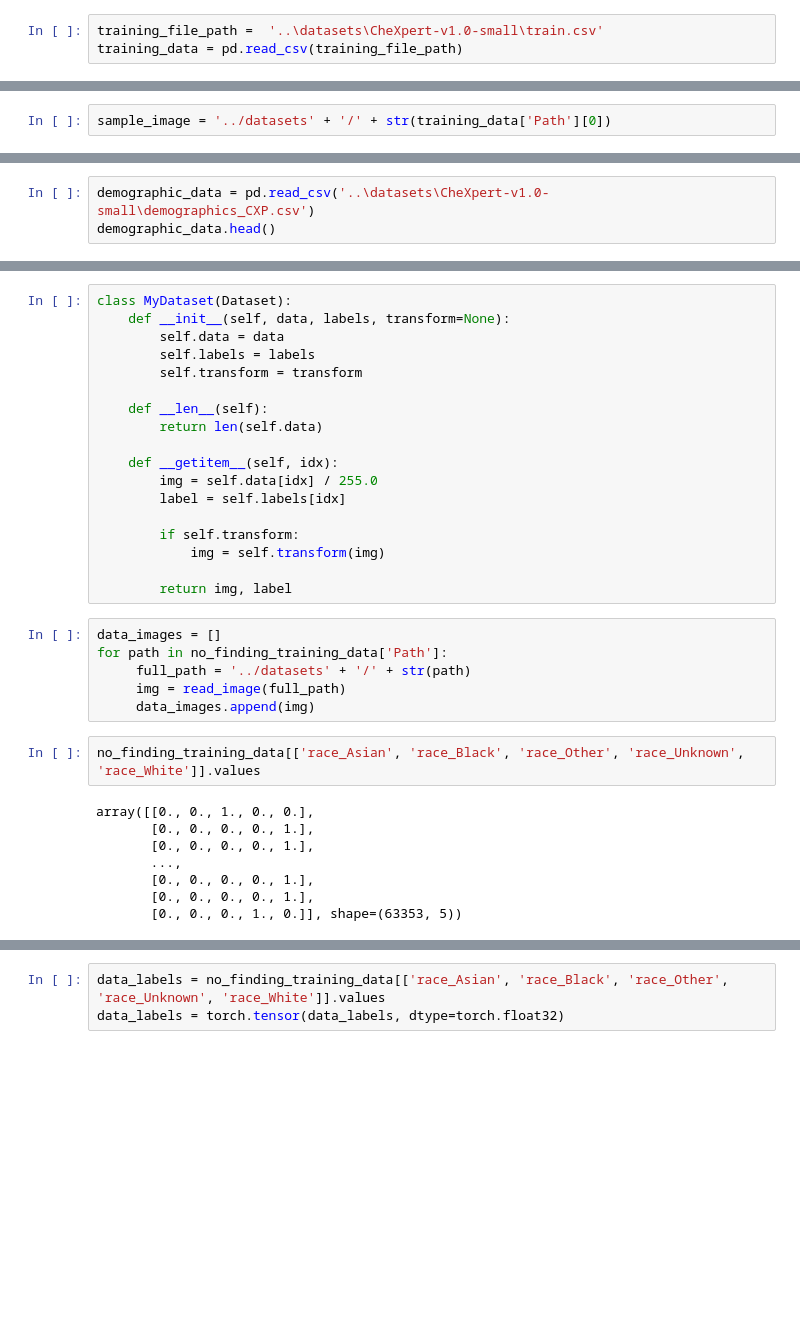
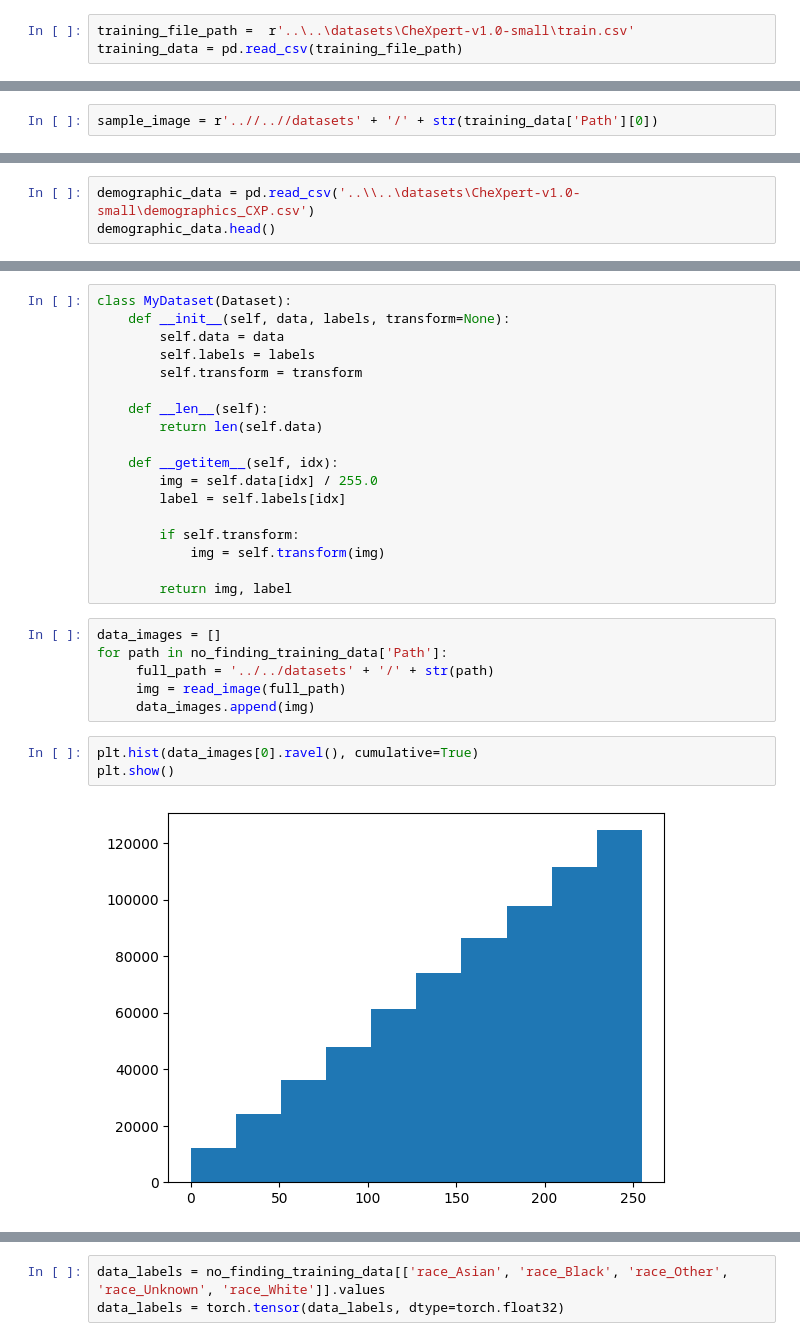
Before and after one commit to dishant24/BVM_Chest_X-Ray_Fair_AI, a Jupyter notebook: main.ipynb, the cells around one changed output, grey strips where cells are left out. Saved outputs shown, nothing was run; the diff lists cells and outputs as text; blank space fills up the shorter version.

```diff
--- a/main.ipynb
+++ b/main.ipynb
@@ -16,6 +18,6 @@ import torch.nn as nn
 torch.cuda.empty_cache()
 # %%
-training_file_path =  '..\datasets\CheXpert-v1.0-small\train.csv'
+training_file_path =  r'..\..\datasets\CheXpert-v1.0-small\train.csv'
 training_data = pd.read_csv(training_file_path)
 # %%
 training_data.head()
@@ -50,7 +52,7 @@ Fracture                      211220
 Support Devices               100197
 dtype: int64
 # %%
-sample_image = '../datasets' + '/' + str(training_data['Path'][0])
+sample_image = r'..//..//datasets' + '/' + str(training_data['Path'][0])
 # %%
 img = plt.imread(sample_image)
 img.dtype
@@ -62,7 +64,7 @@ plt.show()
 # %% [output]
 [figure]
 # %%
-demographic_data = pd.read_csv('..\datasets\CheXpert-v1.0-small\demographics_CXP.csv')
+demographic_data = pd.read_csv('..\\..\datasets\CheXpert-v1.0-small\demographics_CXP.csv')
 demographic_data.head()
 # %% [output]
 |  | subject_id | race | ethnicity | insurance_type |
@@ -276,16 +261,11 @@ class MyDataset(Dataset):
 # %%
 data_images = []
 for path in no_finding_training_data['Path']:
-     full_path = '../datasets' + '/' + str(path)
+     full_path = '../../datasets' + '/' + str(path)
      img = read_image(full_path)
      data_images.append(img)
-# %%
-no_finding_training_data[['race_Asian', 'race_Black', 'race_Other', 'race_Unknown', 'race_White']].values
-# %% [output]
-array([[0., 0., 1., 0., 0.],
-       [0., 0., 0., 0., 1.],
-       [0., 0., 0., 0., 1.],
-       ...,
-       [0., 0., 0., 0., 1.],
-       [0., 0., 0., 0., 1.],
-       [0., 0., 0., 1., 0.]], shape=(63353, 5))
+# %%
+plt.hist(data_images[0].ravel(), cumulative=True)
+plt.show()
+# %% [output]
+[figure, added]
```
Also changed, not shown: parts of 18 cells of this notebook, 3 other files.
